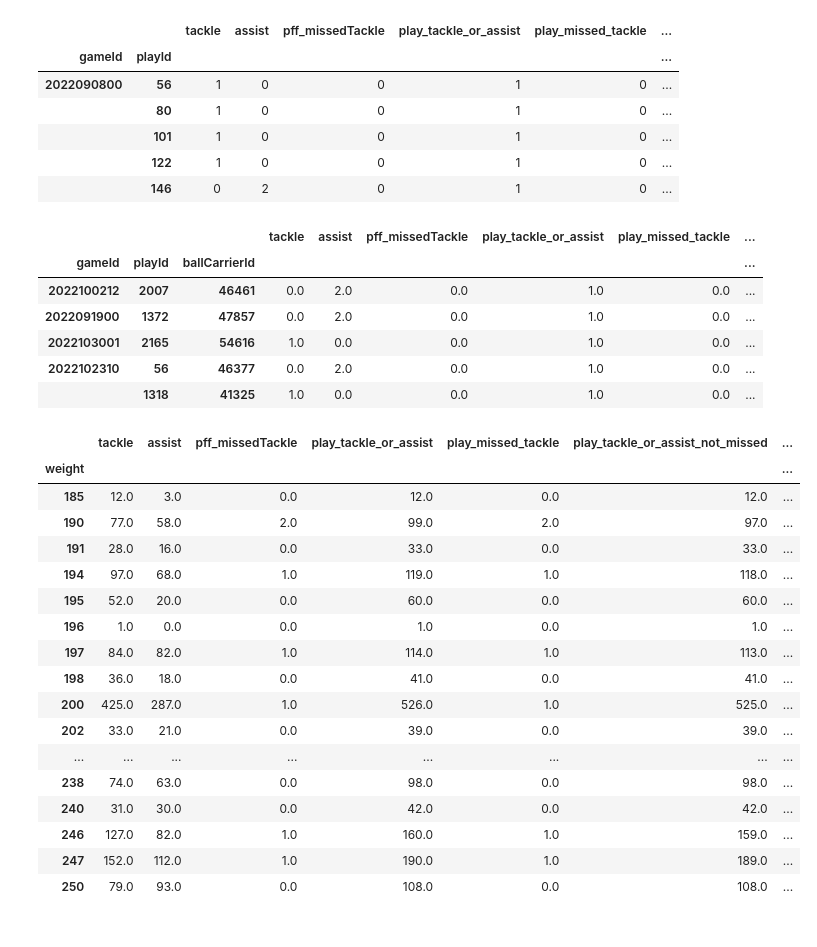
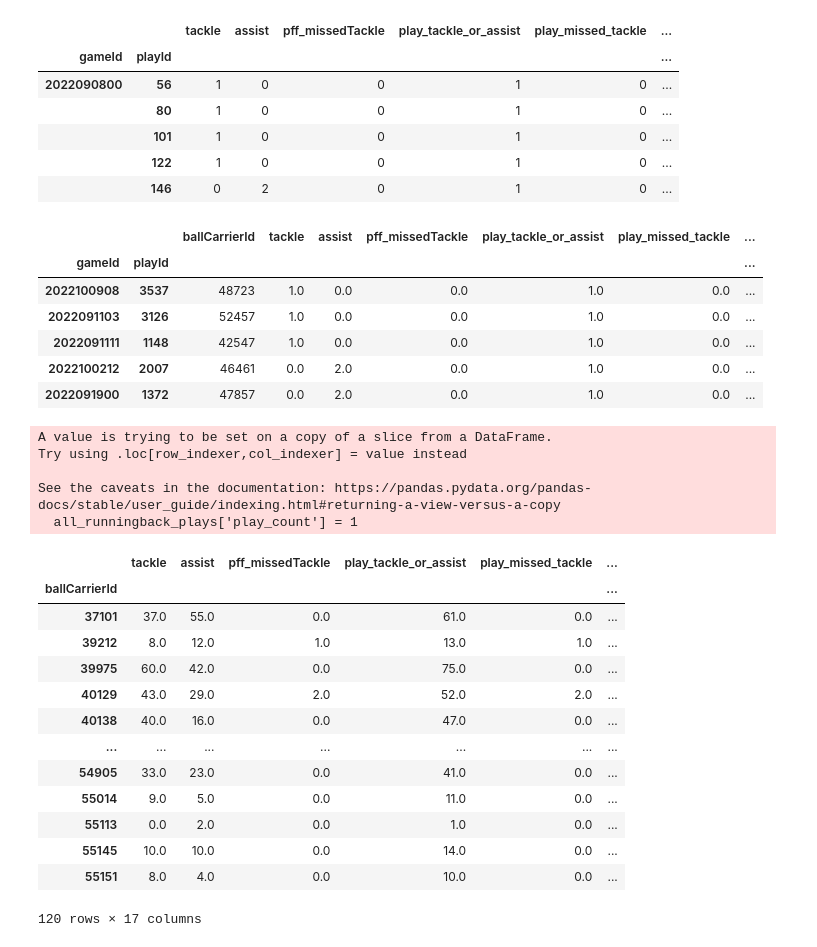
Before and after one commit to sesh9096/csci4502project, a Jupyter notebook: src/offensive-strategies.ipynb, the cells around one changed output. Cells and saved outputs as stored; diff of their text form; code cells hidden in the pictures.

```diff
--- a/src/offensive-strategies.ipynb
+++ b/src/offensive-strategies.ipynb
@@ -122,45 +123,48 @@ grouped_tackles.head()
 all_plays = plays.join(
     other = grouped_tackles,
     how = 'left'
-).join(
-    other = players,
-    on = ['ballCarrierId'],
-    how = 'inner'
 )
-all_runningback_plays = all_plays[all_plays.position == 'RB'][['ballCarrierId', 'tackle', 'assist', 'pff_missedTackle', 'play_tackle_or_assist', 'play_missed_tackle', 'play_tackle_or_assist_not_missed', 'playResult', 'weight']].reset_index().set_index(['gameId', 'playId', 'ballCarrierId'])
+all_runningback_plays = all_plays[['ballCarrierId', 'tackle', 'assist', 'pff_missedTackle', 'play_tackle_or_assist', 'play_missed_tackle', 'play_tackle_or_assist_not_missed', 'playResult']]
 all_runningback_plays.head()
 # %% [output]
-|  |  |  | tackle | assist | pff_missedTackle | play_tackle_or_assist | play_missed_tackle | ... |
-| gameId | playId | ballCarrierId |  |  |  |  |  | ... |
+|  |  | ballCarrierId | tackle | assist | pff_missedTackle | play_tackle_or_assist | play_missed_tackle | ... |
+| gameId | playId |  |  |  |  |  |  | ... |
+| 2022100908 | 3537 | 48723 | 1.0 | 0.0 | 0.0 | 1.0 | 0.0 | ... |
+| 2022091103 | 3126 | 52457 | 1.0 | 0.0 | 0.0 | 1.0 | 0.0 | ... |
+| 2022091111 | 1148 | 42547 | 1.0 | 0.0 | 0.0 | 1.0 | 0.0 | ... |
 | 2022100212 | 2007 | 46461 | 0.0 | 2.0 | 0.0 | 1.0 | 0.0 | ... |
 | 2022091900 | 1372 | 47857 | 0.0 | 2.0 | 0.0 | 1.0 | 0.0 | ... |
-| 2022103001 | 2165 | 54616 | 1.0 | 0.0 | 0.0 | 1.0 | 0.0 | ... |
-| 2022102310 | 56 | 46377 | 0.0 | 2.0 | 0.0 | 1.0 | 0.0 | ... |
-|  | 1318 | 41325 | 1.0 | 0.0 | 0.0 | 1.0 | 0.0 | ... |
 # %%
 all_runningback_plays['play_count'] = 1
-weight_runningback_plays = all_runningback_plays.groupby(['weight']).sum()
+weight_runningback_plays = all_runningback_plays.groupby(['ballCarrierId']).sum()
+weight_runningback_plays = weight_runningback_plays.join(
+    other = players,
+    on = ['ballCarrierId'],
+    how = 'inner'
+)
+weight_runningback_plays = weight_runningback_plays[weight_runningback_plays.position == 'RB']
 weight_runningback_plays['yards_per_play'] = weight_runningback_plays.playResult.div(weight_runningback_plays.play_count)
 weight_runningback_plays['tackle_or_assist_play_percentage'] = weight_runningback_plays.play_tackle_or_assist.div(weight_runningback_plays.play_count).mul(100)
 weight_runningback_plays['missed_tackle_play_percentage'] = weight_runningback_plays.play_missed_tackle.div(weight_runningback_plays.play_count).mul(100)
 
 weight_runningback_plays
 # %% [output]
+A value is trying to be set on a copy of a slice from a DataFrame.
+Try using .loc[row_indexer,col_indexer] = value instead
+
+See the caveats in the documentation: https://pandas.pydata.org/pandas-docs/stable/user_guide/indexing.html#returning-a-view-versus-a-copy
+  all_runningback_plays['play_count'] = 1
-|  | tackle | assist | pff_missedTackle | play_tackle_or_assist | play_missed_tackle | play_tackle_or_assist_not_missed | ... |
-| weight |  |  |  |  |  |  | ... |
-| 185 | 12.0 | 3.0 | 0.0 | 12.0 | 0.0 | 12.0 | ... |
-| 190 | 77.0 | 58.0 | 2.0 | 99.0 | 2.0 | 97.0 | ... |
-| 191 | 28.0 | 16.0 | 0.0 | 33.0 | 0.0 | 33.0 | ... |
-| 194 | 97.0 | 68.0 | 1.0 | 119.0 | 1.0 | 118.0 | ... |
-| 195 | 52.0 | 20.0 | 0.0 | 60.0 | 0.0 | 60.0 | ... |
-| 196 | 1.0 | 0.0 | 0.0 | 1.0 | 0.0 | 1.0 | ... |
-| 197 | 84.0 | 82.0 | 1.0 | 114.0 | 1.0 | 113.0 | ... |
-| 198 | 36.0 | 18.0 | 0.0 | 41.0 | 0.0 | 41.0 | ... |
-| 200 | 425.0 | 287.0 | 1.0 | 526.0 | 1.0 | 525.0 | ... |
-| 202 | 33.0 | 21.0 | 0.0 | 39.0 | 0.0 | 39.0 | ... |
-| ... | ... | ... | ... | ... | ... | ... | ... |
-| 238 | 74.0 | 63.0 | 0.0 | 98.0 | 0.0 | 98.0 | ... |
-| 240 | 31.0 | 30.0 | 0.0 | 42.0 | 0.0 | 42.0 | ... |
-| 246 | 127.0 | 82.0 | 1.0 | 160.0 | 1.0 | 159.0 | ... |
-| 247 | 152.0 | 112.0 | 1.0 | 190.0 | 1.0 | 189.0 | ... |
-| 250 | 79.0 | 93.0 | 0.0 | 108.0 | 0.0 | 108.0 | ... |
+|  | tackle | assist | pff_missedTackle | play_tackle_or_assist | play_missed_tackle | ... |
+| ballCarrierId |  |  |  |  |  | ... |
+| 37101 | 37.0 | 55.0 | 0.0 | 61.0 | 0.0 | ... |
+| 39212 | 8.0 | 12.0 | 1.0 | 13.0 | 1.0 | ... |
+| 39975 | 60.0 | 42.0 | 0.0 | 75.0 | 0.0 | ... |
+| 40129 | 43.0 | 29.0 | 2.0 | 52.0 | 2.0 | ... |
+| 40138 | 40.0 | 16.0 | 0.0 | 47.0 | 0.0 | ... |
+| ... | ... | ... | ... | ... | ... | ... |
+| 54905 | 33.0 | 23.0 | 0.0 | 41.0 | 0.0 | ... |
+| 55014 | 9.0 | 5.0 | 0.0 | 11.0 | 0.0 | ... |
+| 55113 | 0.0 | 2.0 | 0.0 | 1.0 | 0.0 | ... |
+| 55145 | 10.0 | 10.0 | 0.0 | 14.0 | 0.0 | ... |
+| 55151 | 8.0 | 4.0 | 0.0 | 10.0 | 0.0 | ... |
+120 rows × 17 columns
```
Also changed, not shown: parts of 13 cells of this notebook.
